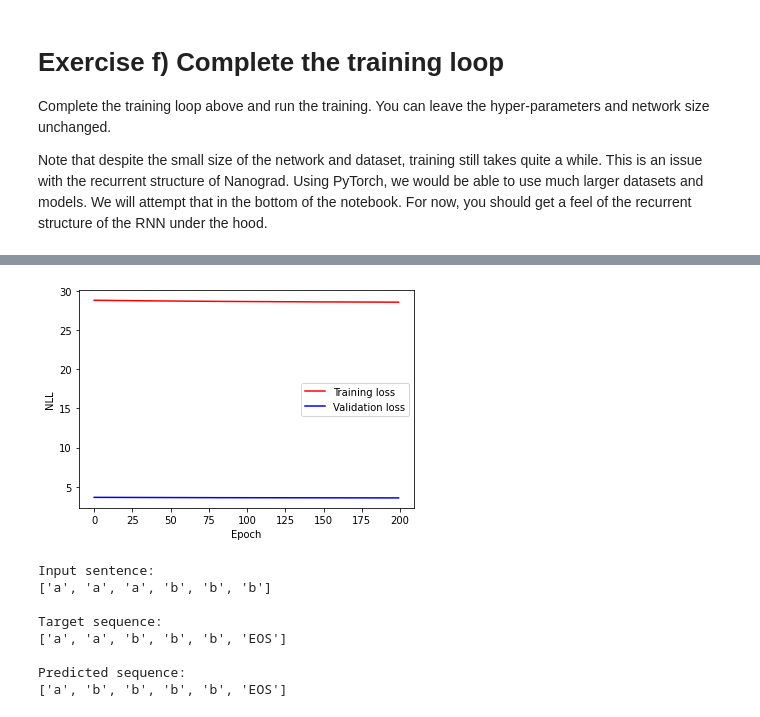
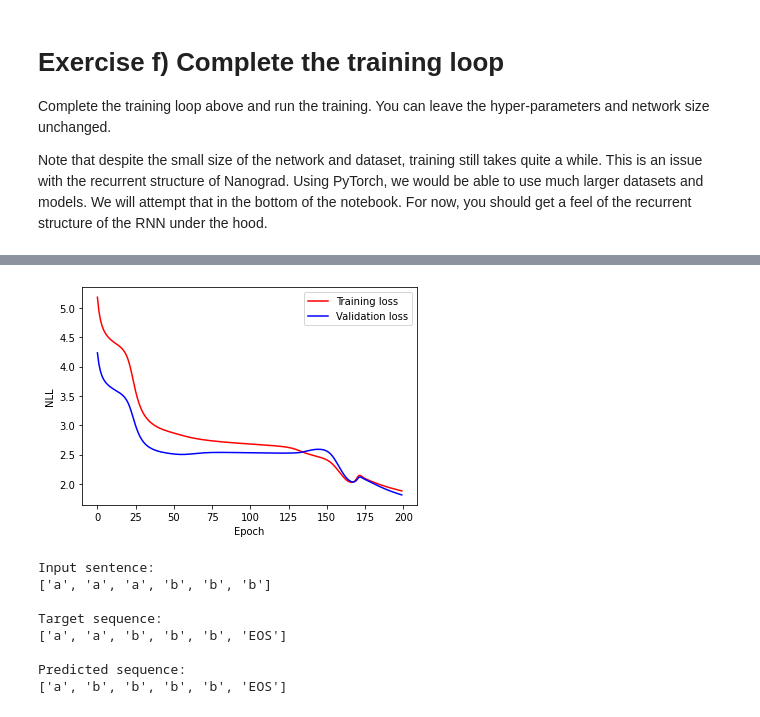
Before and after one commit to StefPetro/02456-deep-learning-with-PyTorch, a Jupyter notebook: 5_Recurrent/5_1_EXE_Recurrent_Neural_Networks_Nanograd.ipynb, the cells around one changed output, grey strips where cells are left out. Cells and saved outputs as stored; diff of their text form; code cells hidden in the pictures.

```diff
--- a/5_Recurrent/5_1_EXE_Recurrent_Neural_Networks_Nanograd.ipynb
+++ b/5_Recurrent/5_1_EXE_Recurrent_Neural_Networks_Nanograd.ipynb
@@ -889,12 +890,12 @@ for e in range(EPOCHS):
     # Training loss
     output_train = forward_batch(encoded_training_set_x, NN)
     Loss = sequence_loss(output_train, encoded_training_set_y, cross_entropy_loss_sequence)
-    train_loss.append(Loss.v)
+    train_loss.append(Loss.v/len(output_train))
 
     # Validation loss
     output_val = forward_batch(encoded_validation_set_x, NN)
     Loss_validation = sequence_loss(output_val, encoded_validation_set_y, cross_entropy_loss_sequence)
-    val_loss.append(Loss_validation.v)
+    val_loss.append(Loss_validation.v/len(output_val))
 
     if e%5==0:
         print("{:4d}".format(e),
@@ -932,4 +933,4 @@ plt.show()
-[figure, old version]
+[figure, new version]
 # %%
 # Get first sentence in test set
 inputs, targets = test_set[0]
```
Also changed, not shown: parts of 14 cells of this notebook.
